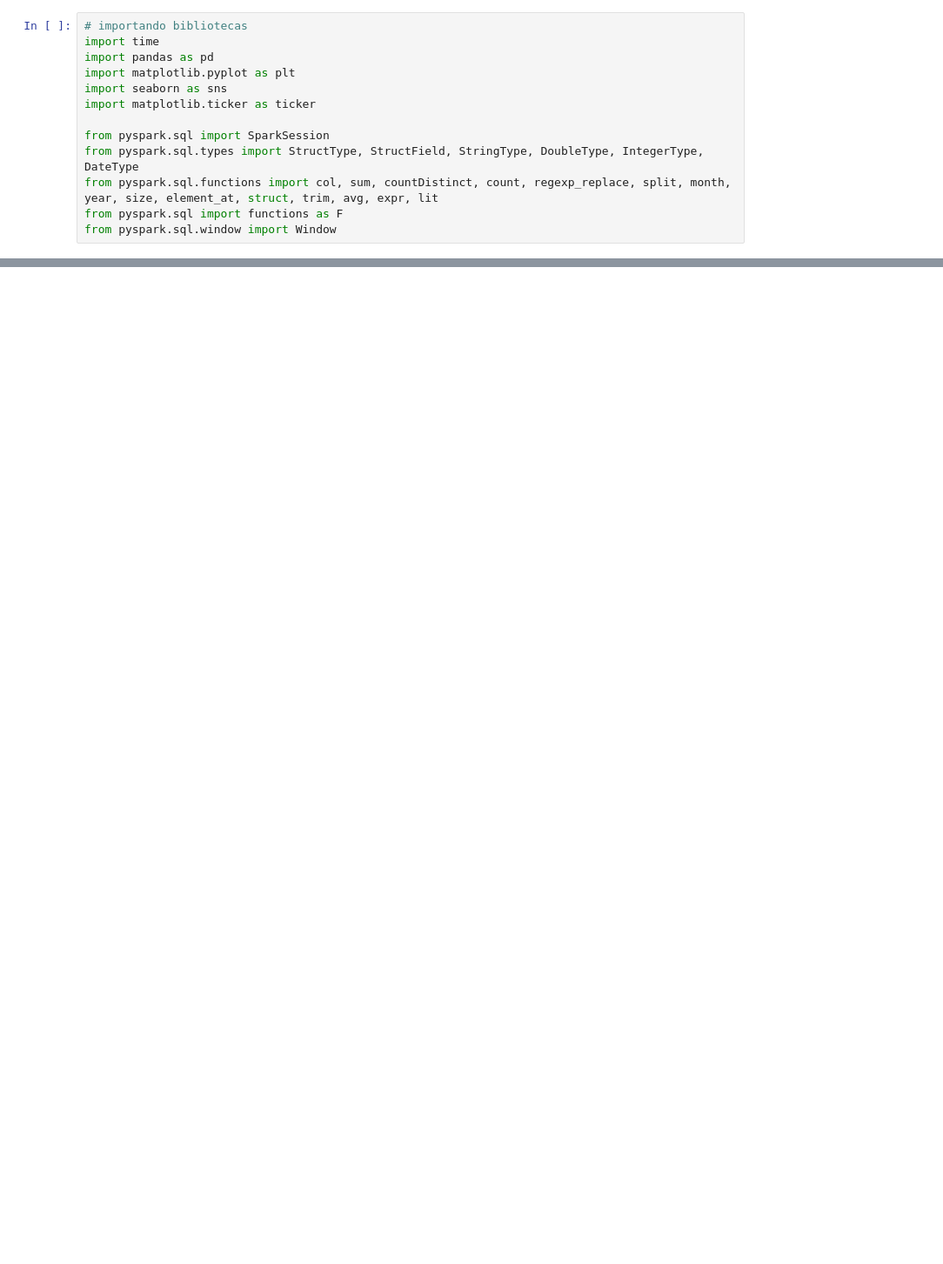
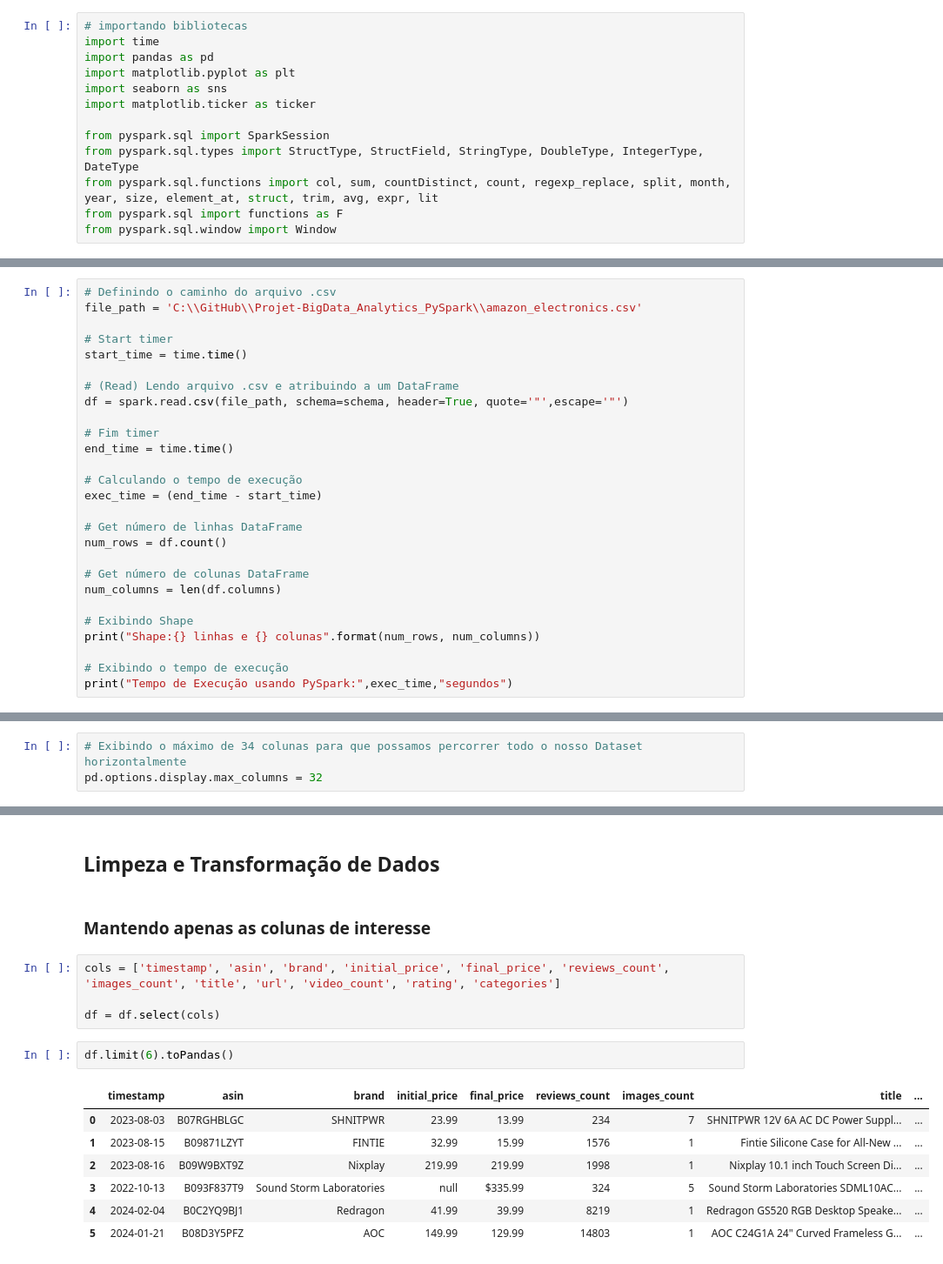
Before and after one commit to caioypaulino/Projet-BigData_Analytics_PySpark, a Jupyter notebook: big_data_analytics.ipynb, the cells around one changed output, grey strips where cells are left out. Shown at 87% size. Saved outputs shown, nothing was run; the diff lists cells and outputs as text; blank space fills up the shorter version.

Commit message:
Operações básicas com PySpark e Iniciando Limpeza e Trasnformação de Dados

```diff
--- a/big_data_analytics.ipynb
+++ b/big_data_analytics.ipynb
@@ -53,0 +57,27 @@ StructField("video", StringType(), True),
+# %%
+# Definindo o caminho do arquivo .csv
+file_path = 'C:\\GitHub\\Projet-BigData_Analytics_PySpark\\amazon_electronics.csv'
+
+# Start timer
+start_time = time.time()
+
+# (Read) Lendo arquivo .csv e atribuindo a um DataFrame
+df = spark.read.csv(file_path, schema=schema, header=True, quote='"',escape='"')
+
+# Fim timer
+end_time = time.time()
+
+# Calculando o tempo de execução
+exec_time = (end_time - start_time)
+
+# Get número de linhas DataFrame
+num_rows = df.count()
+
+# Get número de colunas DataFrame
+num_columns = len(df.columns)
+
+# Exibindo Shape
+print("Shape:{} linhas e {} colunas".format(num_rows, num_columns))
+
+# Exibindo o tempo de execução
+print("Tempo de Execução usando PySpark:",exec_time,"segundos")
@@ -53,0 +87,3 @@ StructField("video", StringType(), True),
+# %%
+# Exibindo o máximo de 34 colunas para que possamos percorrer todo o nosso Dataset horizontalmente
+pd.options.display.max_columns = 32
@@ -53,0 +161,18 @@ StructField("video", StringType(), True),
+# %% [markdown]
+## Limpeza e Transformação de Dados
+# %% [markdown]
+### Mantendo apenas as colunas de interesse
+# %%
+cols = ['timestamp', 'asin', 'brand', 'initial_price', 'final_price', 'reviews_count', 'images_count', 'title', 'url', 'video_count', 'rating', 'categories']
+
+df = df.select(cols)
+# %%
+df.limit(6).toPandas()
+# %% [output]
+|  | timestamp | asin | brand | initial_price | final_price | reviews_count | images_count | title | ... |
+| 0 | 2023-08-03 | B07RGHBLGC | SHNITPWR | 23.99 | 13.99 | 234 | 7 | SHNITPWR 12V 6A AC DC Power Suppl... | ... |
+| 1 | 2023-08-15 | B09871LZYT | FINTIE | 32.99 | 15.99 | 1576 | 1 | Fintie Silicone Case for All-New ... | ... |
+| 2 | 2023-08-16 | B09W9BXT9Z | Nixplay | 219.99 | 219.99 | 1998 | 1 | Nixplay 10.1 inch Touch Screen Di... | ... |
+| 3 | 2022-10-13 | B093F837T9 | Sound Storm Laboratories | null | $335.99 | 324 | 5 | Sound Storm Laboratories SDML10AC... | ... |
+| 4 | 2024-02-04 | B0C2YQ9BJ1 | Redragon | 41.99 | 39.99 | 8219 | 1 | Redragon GS520 RGB Desktop Speake... | ... |
+| 5 | 2024-01-21 | B08D3Y5PFZ | AOC | 149.99 | 129.99 | 14803 | 1 | AOC C24G1A 24" Curved Frameless G... | ... |
```
Also changed, not shown: parts of 14 cells of this notebook.
